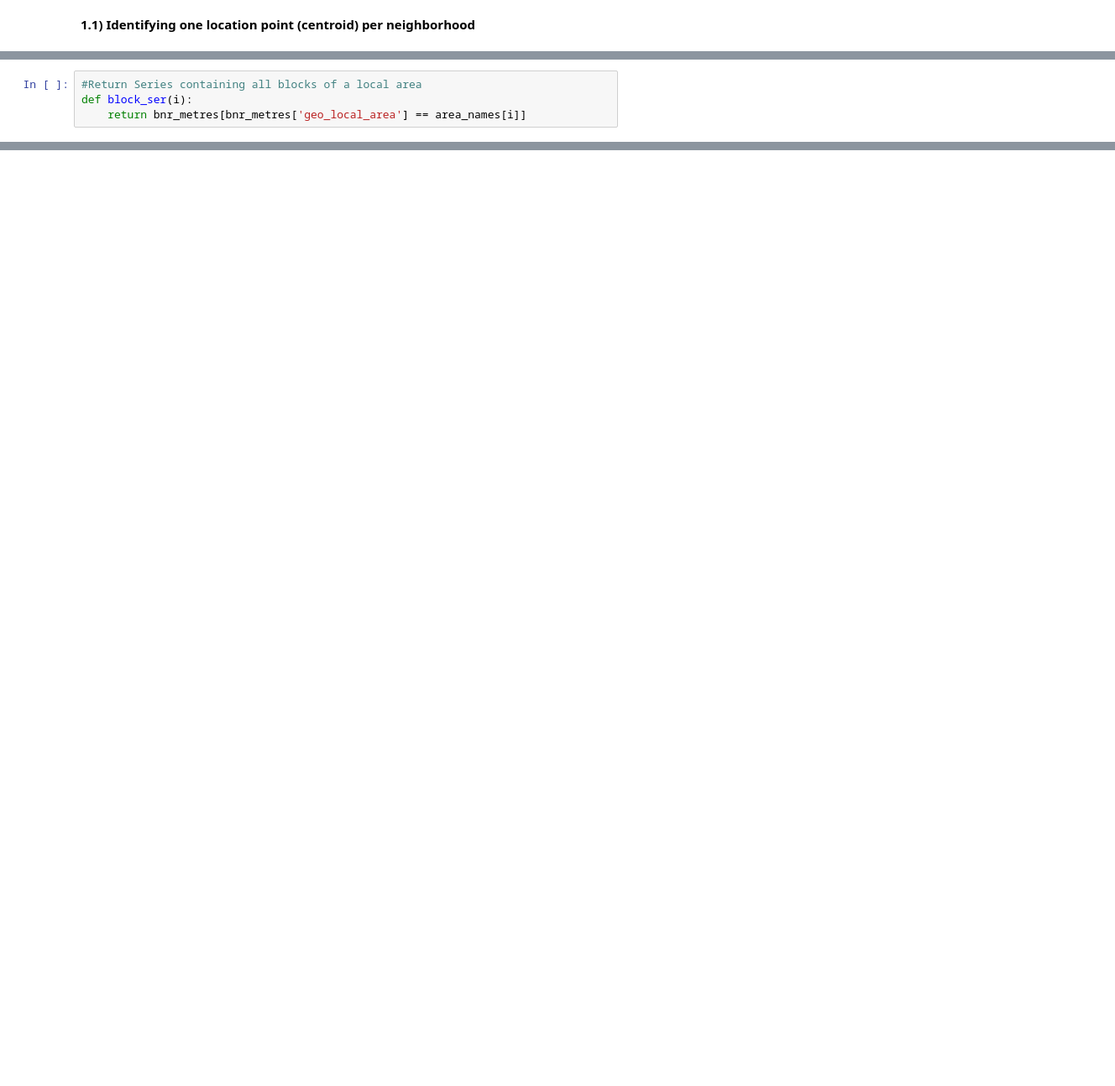
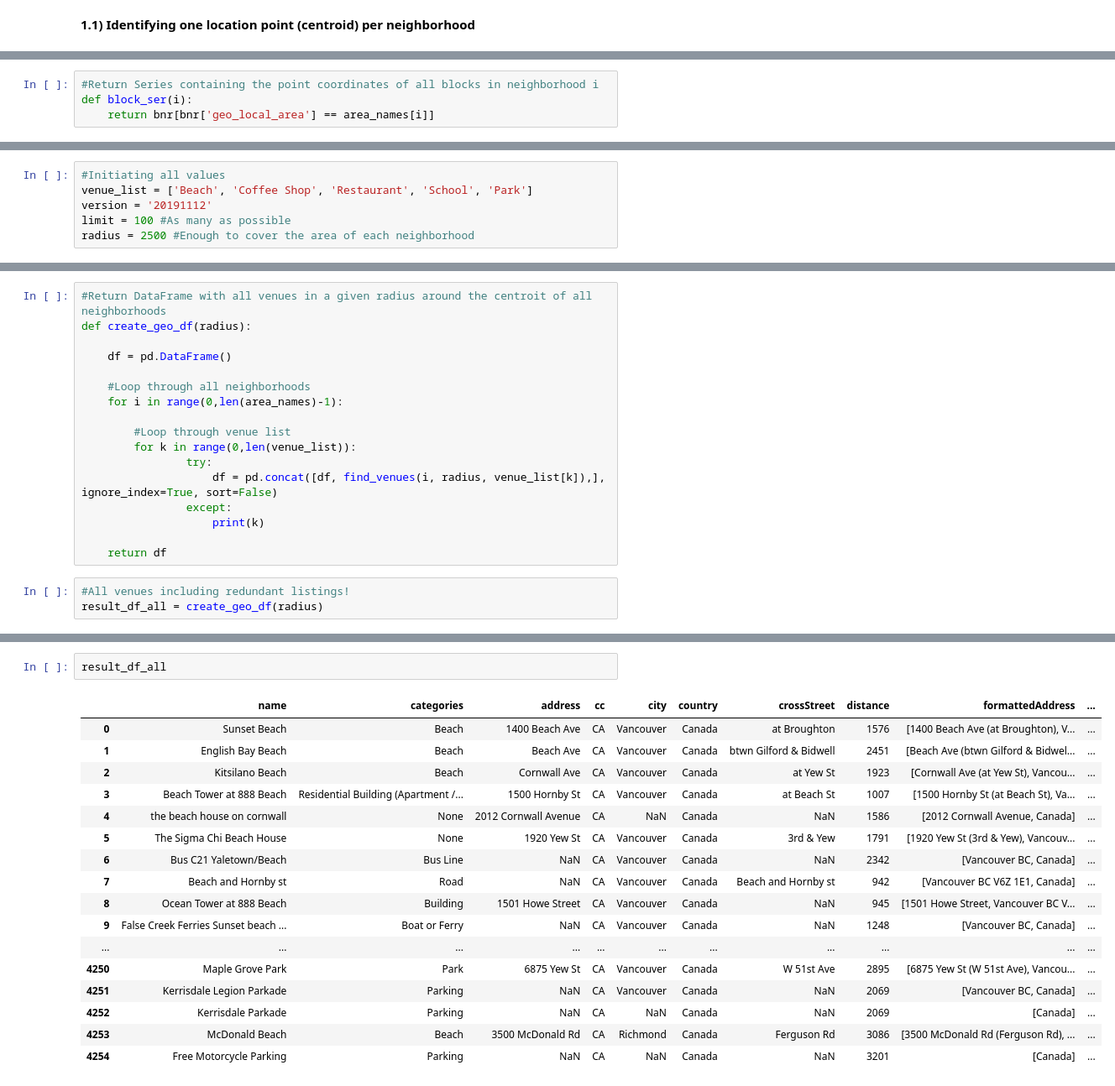
Before and after one commit to rainerotte/Coursera_Capstone, a Jupyter notebook: Applied_DS_Capstone.ipynb, the cells around one changed output, grey strips where cells are left out. Shown: that part at 84% size. Saved outputs shown, nothing was run; the diff lists cells and outputs as text; blank space fills up the shorter version.

```diff
--- a/Applied_DS_Capstone.ipynb
+++ b/Applied_DS_Capstone.ipynb
@@ -179,5 +232,5 @@ area_names
 # %%
-#Return Series containing all blocks of a local area
+#Return Series containing the point coordinates of all blocks in neighborhood i
 def block_ser(i):
-    return bnr_metres[bnr_metres['geo_local_area'] == area_names[i]]
+    return bnr[bnr['geo_local_area'] == area_names[i]]
 # %%
@@ -192,0 +250,6 @@ calc_centroid(0)
+# %%
+#Initiating all values
+venue_list = ['Beach', 'Coffee Shop', 'Restaurant', 'School', 'Park']
+version = '20191112'
+limit = 100 #As many as possible
+radius = 2500 #Enough to cover the area of each neighborhood
@@ -192,0 +325,20 @@ calc_centroid(0)
+# %%
+#Return DataFrame with all venues in a given radius around the centroit of all neighborhoods
+def create_geo_df(radius):
+
+    df = pd.DataFrame()
+
+    #Loop through all neighborhoods
+    for i in range(0,len(area_names)-1):
+
+        #Loop through venue list
+        for k in range(0,len(venue_list)):
+                try:
+                    df = pd.concat([df, find_venues(i, radius, venue_list[k]),], ignore_index=True, sort=False)
+                except:
+                    print(k)
+
+    return df
+# %%
+#All venues including redundant listings!
+result_df_all = create_geo_df(radius)
@@ -192,0 +368,20 @@ calc_centroid(0)
+# %%
+result_df_all
+# %% [output]
+|  | name | categories | address | cc | city | country | crossStreet | distance | formattedAddress | ... |
+| 0 | Sunset Beach | Beach | 1400 Beach Ave | CA | Vancouver | Canada | at Broughton | 1576 | [1400 Beach Ave (at Broughton), V... | ... |
+| 1 | English Bay Beach | Beach | Beach Ave | CA | Vancouver | Canada | btwn Gilford & Bidwell | 2451 | [Beach Ave (btwn Gilford & Bidwel... | ... |
+| 2 | Kitsilano Beach | Beach | Cornwall Ave | CA | Vancouver | Canada | at Yew St | 1923 | [Cornwall Ave (at Yew St), Vancou... | ... |
+| 3 | Beach Tower at 888 Beach | Residential Building (Apartment /... | 1500 Hornby St | CA | Vancouver | Canada | at Beach St | 1007 | [1500 Hornby St (at Beach St), Va... | ... |
+| 4 | the beach house on cornwall | None | 2012 Cornwall Avenue | CA | NaN | Canada | NaN | 1586 | [2012 Cornwall Avenue, Canada] | ... |
+| 5 | The Sigma Chi Beach House | None | 1920 Yew St | CA | Vancouver | Canada | 3rd & Yew | 1791 | [1920 Yew St (3rd & Yew), Vancouv... | ... |
+| 6 | Bus C21 Yaletown/Beach | Bus Line | NaN | CA | Vancouver | Canada | NaN | 2342 | [Vancouver BC, Canada] | ... |
+| 7 | Beach and Hornby st | Road | NaN | CA | Vancouver | Canada | Beach and Hornby st | 942 | [Vancouver BC V6Z 1E1, Canada] | ... |
+| 8 | Ocean Tower at 888 Beach | Building | 1501 Howe Street | CA | Vancouver | Canada | NaN | 945 | [1501 Howe Street, Vancouver BC V... | ... |
+| 9 | False Creek Ferries Sunset beach ... | Boat or Ferry | NaN | CA | Vancouver | Canada | NaN | 1248 | [Vancouver BC, Canada] | ... |
+| ... | ... | ... | ... | ... | ... | ... | ... | ... | ... | ... |
+| 4250 | Maple Grove Park | Park | 6875 Yew St | CA | Vancouver | Canada | W 51st Ave | 2895 | [6875 Yew St (W 51st Ave), Vancou... | ... |
+| 4251 | Kerrisdale Legion Parkade | Parking | NaN | CA | Vancouver | Canada | NaN | 2069 | [Vancouver BC, Canada] | ... |
+| 4252 | Kerrisdale Parkade | Parking | NaN | CA | NaN | Canada | NaN | 2069 | [Canada] | ... |
+| 4253 | McDonald Beach | Beach | 3500 McDonald Rd | CA | Richmond | Canada | Ferguson Rd | 3086 | [3500 McDonald Rd (Ferguson Rd), ... | ... |
+| 4254 | Free Motorcycle Parking | Parking | NaN | CA | NaN | Canada | NaN | 3201 | [Canada] | ... |
```
Also changed, not shown: parts of 71 cells of this notebook, 2 other files.
